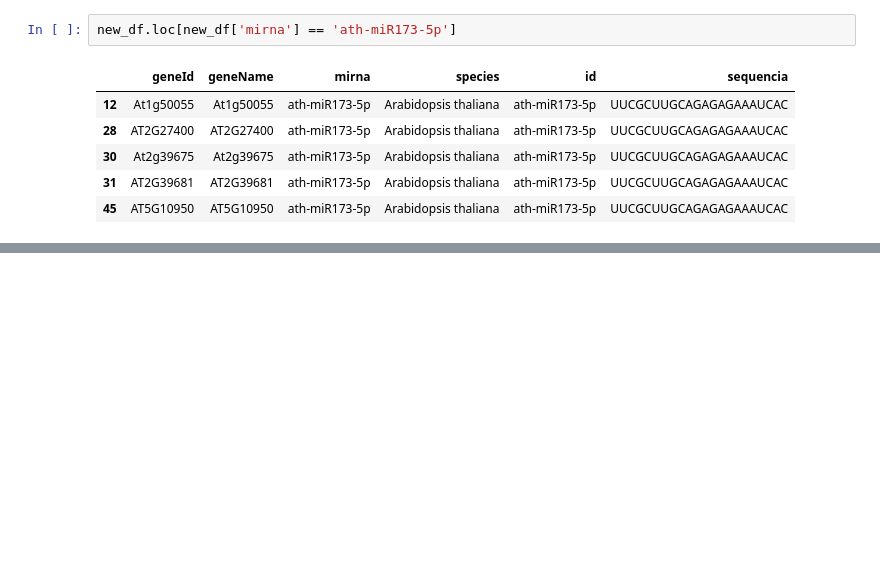
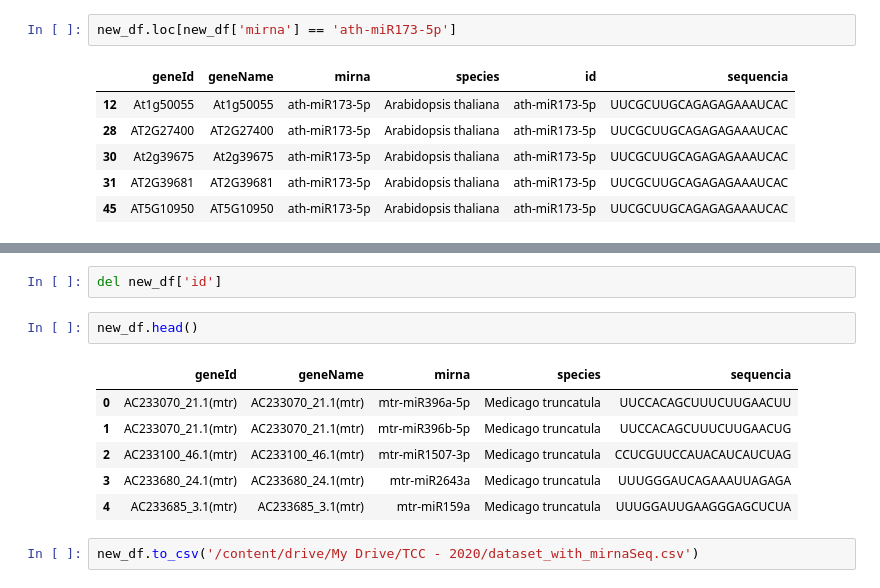
Before and after one commit to Marcos314/CNN_Leukocyte_Classification, a Jupyter notebook: notebooks/transform_data.ipynb, the cells around one changed output, grey strips where cells are left out. Drawn from its saved outputs; the diff is of its cells as text; blank space fills up the shorter version.

```diff
--- a/notebooks/transform_data.ipynb
+++ b/notebooks/transform_data.ipynb
@@ -234,0 +187,13 @@ Name: species, dtype: int64
+# %%
+del new_df['id']
+# %%
+new_df.head()
+# %% [output]
+|  | geneId | geneName | mirna | species | sequencia |
+| 0 | AC233070_21.1(mtr) | AC233070_21.1(mtr) | mtr-miR396a-5p | Medicago truncatula | UUCCACAGCUUUCUUGAACUU |
+| 1 | AC233070_21.1(mtr) | AC233070_21.1(mtr) | mtr-miR396b-5p | Medicago truncatula | UUCCACAGCUUUCUUGAACUG |
+| 2 | AC233100_46.1(mtr) | AC233100_46.1(mtr) | mtr-miR1507-3p | Medicago truncatula | CCUCGUUCCAUACAUCAUCUAG |
+| 3 | AC233680_24.1(mtr) | AC233680_24.1(mtr) | mtr-miR2643a | Medicago truncatula | UUUGGGAUCAGAAAUUAGAGA |
+| 4 | AC233685_3.1(mtr) | AC233685_3.1(mtr) | mtr-miR159a | Medicago truncatula | UUUGGAUUGAAGGGAGCUCUA |
+# %%
+new_df.to_csv('/content/drive/My Drive/TCC - 2020/dataset_with_mirnaSeq.csv')
```
Also changed, not shown: parts of 10 cells of this notebook, 1 other file.
